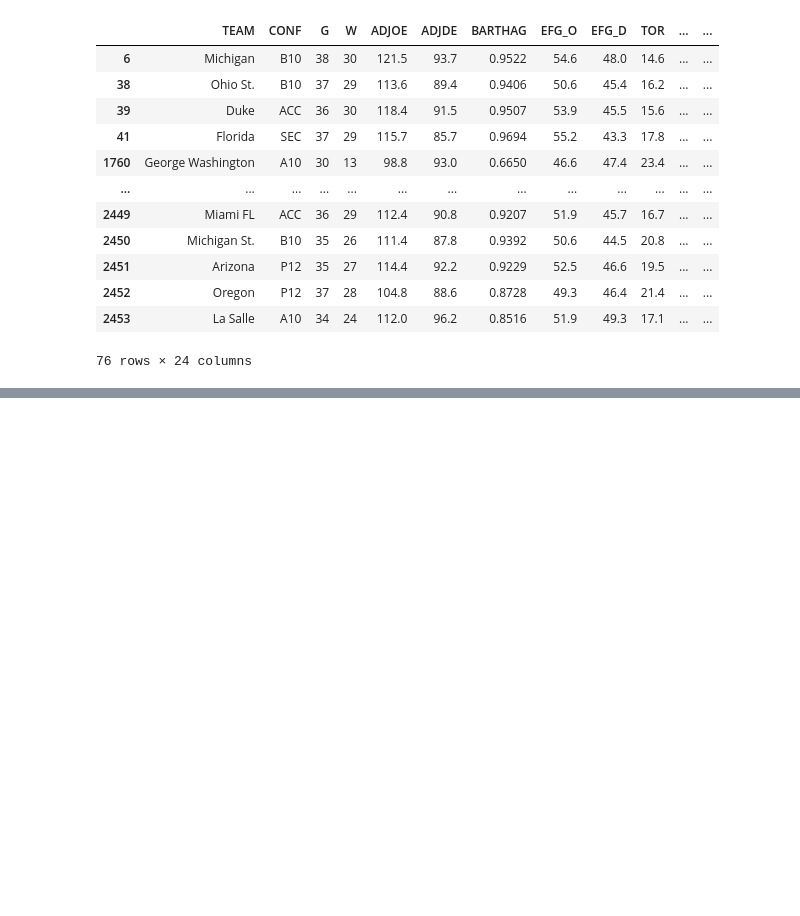
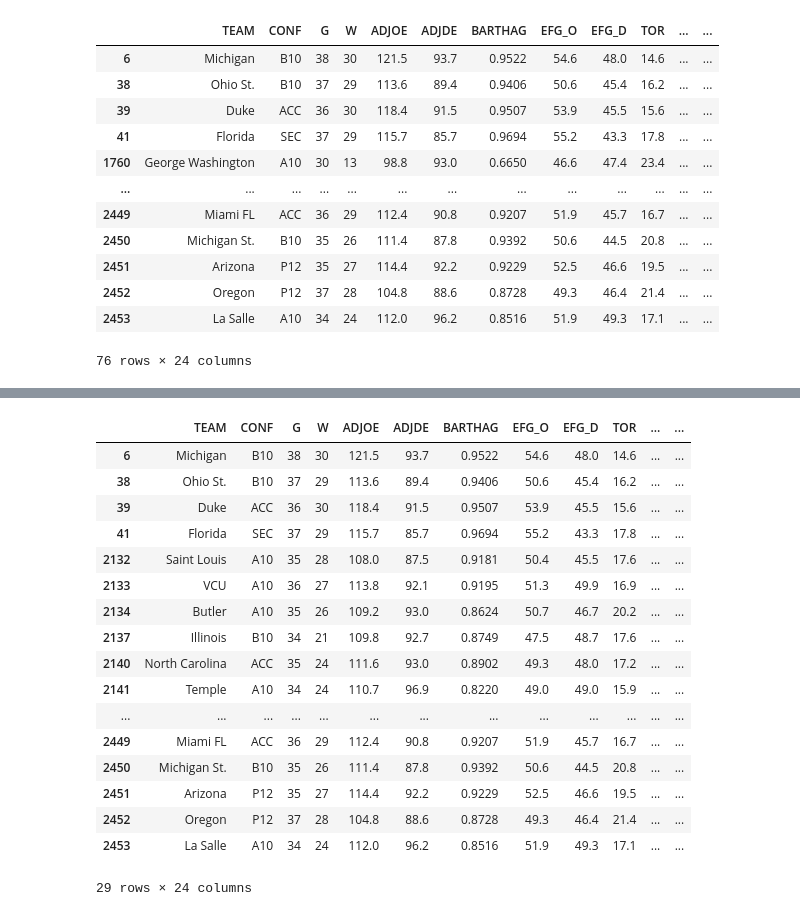
Before and after one commit to Blaine-Mason/DSCI470, a Jupyter notebook: Project-2/Project2.ipynb, the cells around one changed output, grey strips where cells are left out. Cells and saved outputs as stored; diff of their text form; code cells hidden in the pictures; blank space fills up the shorter version.

```diff
--- a/Project-2/Project2.ipynb
+++ b/Project-2/Project2.ipynb
@@ -84,0 +93,21 @@ temp
+# %%
+temp[temp['POSTSEASON'] != 0]
+# %% [output]
+|  | TEAM | CONF | G | W | ADJOE | ADJDE | BARTHAG | EFG_O | EFG_D | TOR | ... | ... |
+| 6 | Michigan | B10 | 38 | 30 | 121.5 | 93.7 | 0.9522 | 54.6 | 48.0 | 14.6 | ... | ... |
+| 38 | Ohio St. | B10 | 37 | 29 | 113.6 | 89.4 | 0.9406 | 50.6 | 45.4 | 16.2 | ... | ... |
+| 39 | Duke | ACC | 36 | 30 | 118.4 | 91.5 | 0.9507 | 53.9 | 45.5 | 15.6 | ... | ... |
+| 41 | Florida | SEC | 37 | 29 | 115.7 | 85.7 | 0.9694 | 55.2 | 43.3 | 17.8 | ... | ... |
+| 2132 | Saint Louis | A10 | 35 | 28 | 108.0 | 87.5 | 0.9181 | 50.4 | 45.5 | 17.6 | ... | ... |
+| 2133 | VCU | A10 | 36 | 27 | 113.8 | 92.1 | 0.9195 | 51.3 | 49.9 | 16.9 | ... | ... |
+| 2134 | Butler | A10 | 35 | 26 | 109.2 | 93.0 | 0.8624 | 50.7 | 46.7 | 20.2 | ... | ... |
+| 2137 | Illinois | B10 | 34 | 21 | 109.8 | 92.7 | 0.8749 | 47.5 | 48.7 | 17.6 | ... | ... |
+| 2140 | North Carolina | ACC | 35 | 24 | 111.6 | 93.0 | 0.8902 | 49.3 | 48.0 | 17.2 | ... | ... |
+| 2141 | Temple | A10 | 34 | 24 | 110.7 | 96.9 | 0.8220 | 49.0 | 49.0 | 15.9 | ... | ... |
+| ... | ... | ... | ... | ... | ... | ... | ... | ... | ... | ... | ... | ... |
+| 2449 | Miami FL | ACC | 36 | 29 | 112.4 | 90.8 | 0.9207 | 51.9 | 45.7 | 16.7 | ... | ... |
+| 2450 | Michigan St. | B10 | 35 | 26 | 111.4 | 87.8 | 0.9392 | 50.6 | 44.5 | 20.8 | ... | ... |
+| 2451 | Arizona | P12 | 35 | 27 | 114.4 | 92.2 | 0.9229 | 52.5 | 46.6 | 19.5 | ... | ... |
+| 2452 | Oregon | P12 | 37 | 28 | 104.8 | 88.6 | 0.8728 | 49.3 | 46.4 | 21.4 | ... | ... |
+| 2453 | La Salle | A10 | 34 | 24 | 112.0 | 96.2 | 0.8516 | 51.9 | 49.3 | 17.1 | ... | ... |
+29 rows × 24 columns
```
Also changed, not shown: parts of 1 cell of this notebook.
